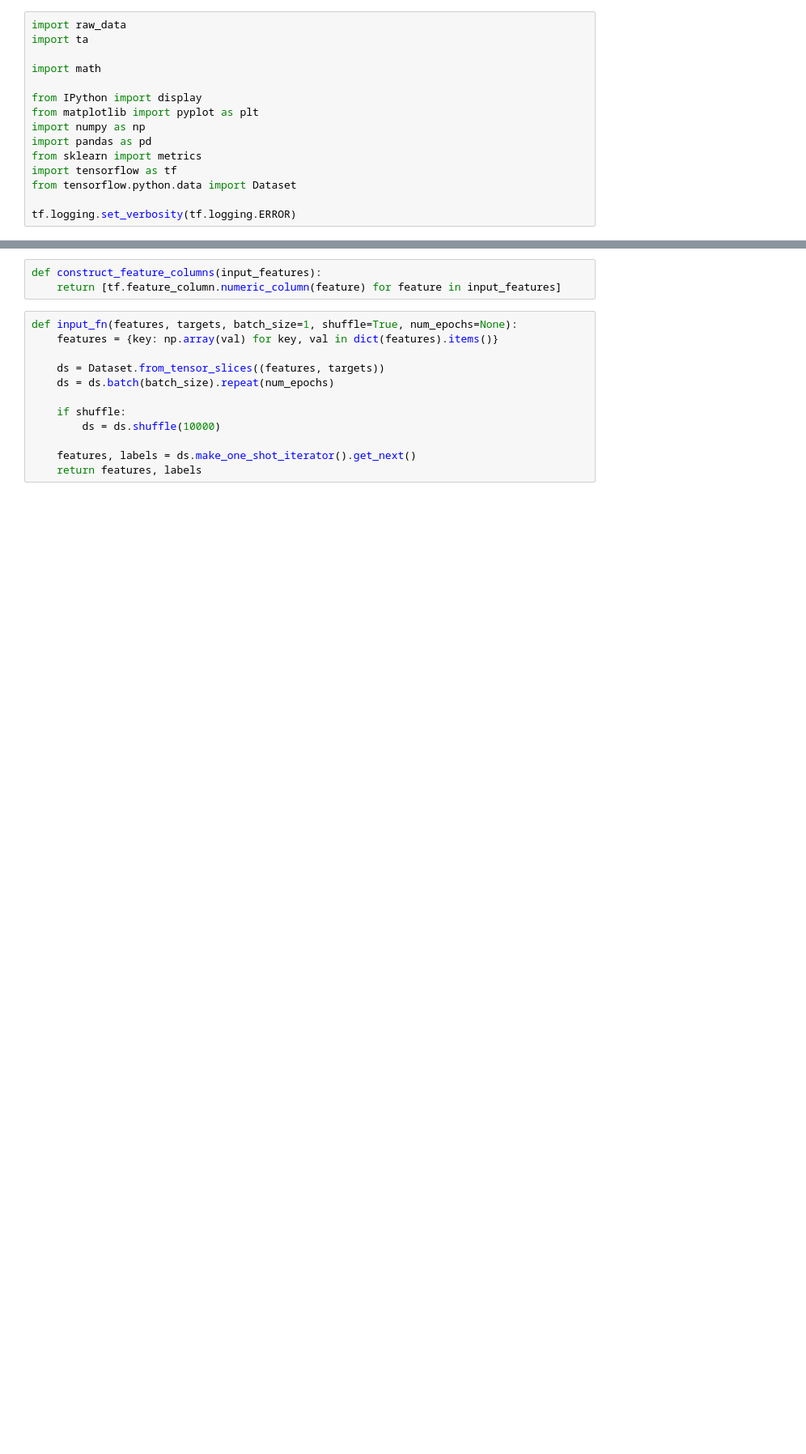
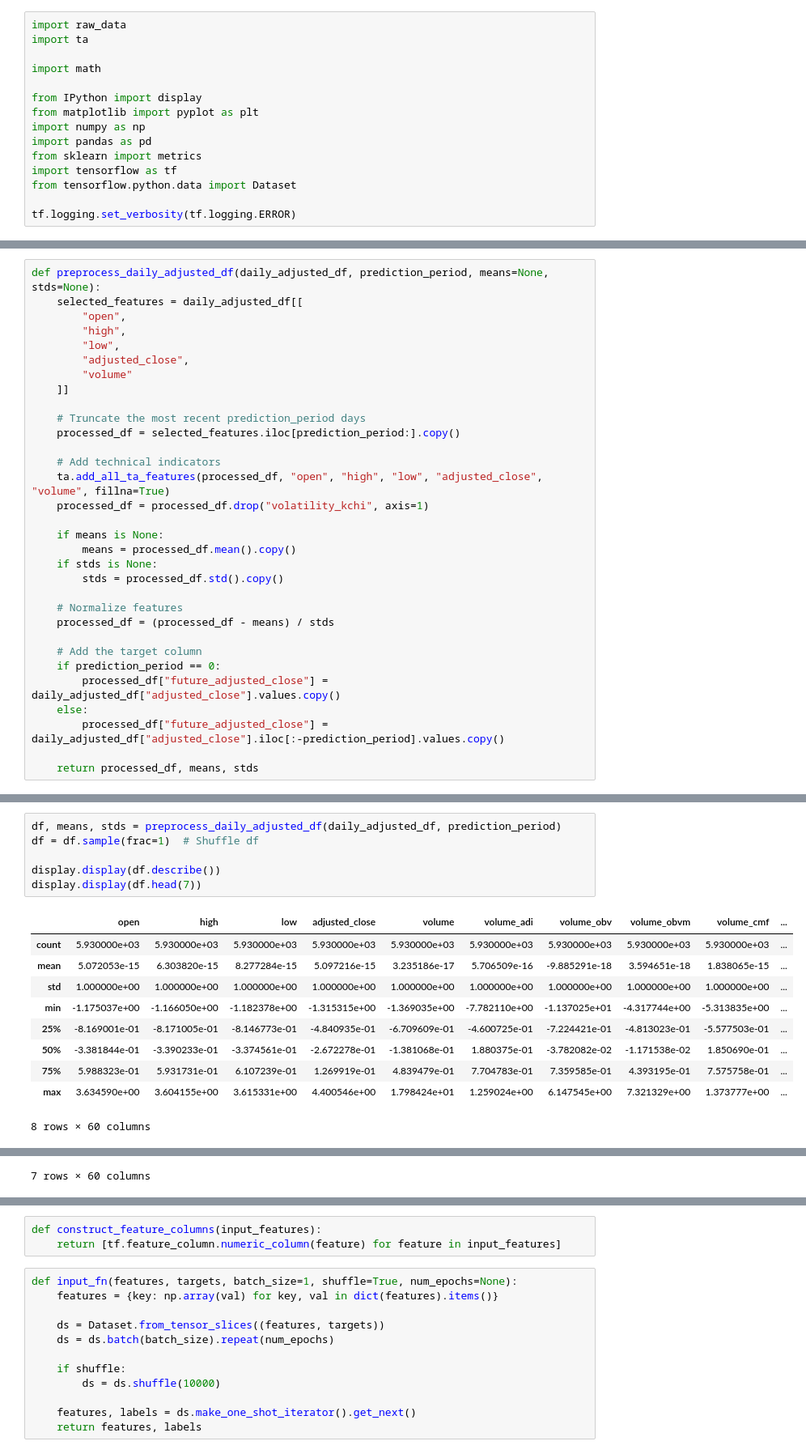
Before and after one commit to czhao39/stock-dnn, a Jupyter notebook: stockdnn.ipynb, the cells around one changed output, grey strips where cells are left out. Shown at 81% size. Drawn from its saved outputs; the diff is of its cells as text; blank space fills up the shorter version.

```diff
--- a/stockdnn.ipynb
+++ b/stockdnn.ipynb
@@ -54,0 +40,32 @@ def preprocess_targets(daily_adjusted_df, prediction_period, index_ordering=None
+# %%
+def preprocess_daily_adjusted_df(daily_adjusted_df, prediction_period, means=None, stds=None):
+    selected_features = daily_adjusted_df[[
+        "open",
+        "high",
+        "low",
+        "adjusted_close",
+        "volume"
+    ]]
+
+    # Truncate the most recent prediction_period days
+    processed_df = selected_features.iloc[prediction_period:].copy()
+
+    # Add technical indicators
+    ta.add_all_ta_features(processed_df, "open", "high", "low", "adjusted_close", "volume", fillna=True)
+    processed_df = processed_df.drop("volatility_kchi", axis=1)
+
+    if means is None:
+        means = processed_df.mean().copy()
+    if stds is None:
+        stds = processed_df.std().copy()
+
+    # Normalize features
+    processed_df = (processed_df - means) / stds
+
+    # Add the target column
+    if prediction_period == 0:
+        processed_df["future_adjusted_close"] = daily_adjusted_df["adjusted_close"].values.copy()
+    else:
+        processed_df["future_adjusted_close"] = daily_adjusted_df["adjusted_close"].iloc[:-prediction_period].values.copy()
+
+    return processed_df, means, stds
@@ -54,0 +80,17 @@ def preprocess_targets(daily_adjusted_df, prediction_period, index_ordering=None
+# %%
+df, means, stds = preprocess_daily_adjusted_df(daily_adjusted_df, prediction_period)
+df = df.sample(frac=1)  # Shuffle df
+
+display.display(df.describe())
+display.display(df.head(7))
+# %% [output]
+|  | open | high | low | adjusted_close | volume | volume_adi | volume_obv | volume_obvm | volume_cmf | ... |
+| count | 5.930000e+03 | 5.930000e+03 | 5.930000e+03 | 5.930000e+03 | 5.930000e+03 | 5.930000e+03 | 5.930000e+03 | 5.930000e+03 | 5.930000e+03 | ... |
+| mean | 5.072053e-15 | 6.303820e-15 | 8.277284e-15 | 5.097216e-15 | 3.235186e-17 | 5.706509e-16 | -9.885291e-18 | 3.594651e-18 | 1.838065e-15 | ... |
+| std | 1.000000e+00 | 1.000000e+00 | 1.000000e+00 | 1.000000e+00 | 1.000000e+00 | 1.000000e+00 | 1.000000e+00 | 1.000000e+00 | 1.000000e+00 | ... |
+| min | -1.175037e+00 | -1.166050e+00 | -1.182378e+00 | -1.315315e+00 | -1.369035e+00 | -7.782110e+00 | -1.137025e+01 | -4.317744e+00 | -5.313835e+00 | ... |
+| 25% | -8.169001e-01 | -8.171005e-01 | -8.146773e-01 | -4.840935e-01 | -6.709609e-01 | -4.600725e-01 | -7.224421e-01 | -4.813023e-01 | -5.577503e-01 | ... |
+| 50% | -3.381844e-01 | -3.390233e-01 | -3.374561e-01 | -2.672278e-01 | -1.381068e-01 | 1.880375e-01 | -3.782082e-02 | -1.171538e-02 | 1.850690e-01 | ... |
+| 75% | 5.988323e-01 | 5.931731e-01 | 6.107239e-01 | 1.269919e-01 | 4.839479e-01 | 7.704783e-01 | 7.359585e-01 | 4.393195e-01 | 7.575758e-01 | ... |
+| max | 3.634590e+00 | 3.604155e+00 | 3.615331e+00 | 4.400546e+00 | 1.798424e+01 | 1.259024e+00 | 6.147545e+00 | 7.321329e+00 | 1.373777e+00 | ... |
+8 rows × 60 columns
@@ -55 +105,2 @@ def preprocess_targets(daily_adjusted_df, prediction_period, index_ordering=None
+7 rows × 60 columns
 # %%
```
Also changed, not shown: parts of 9 cells of this notebook.
